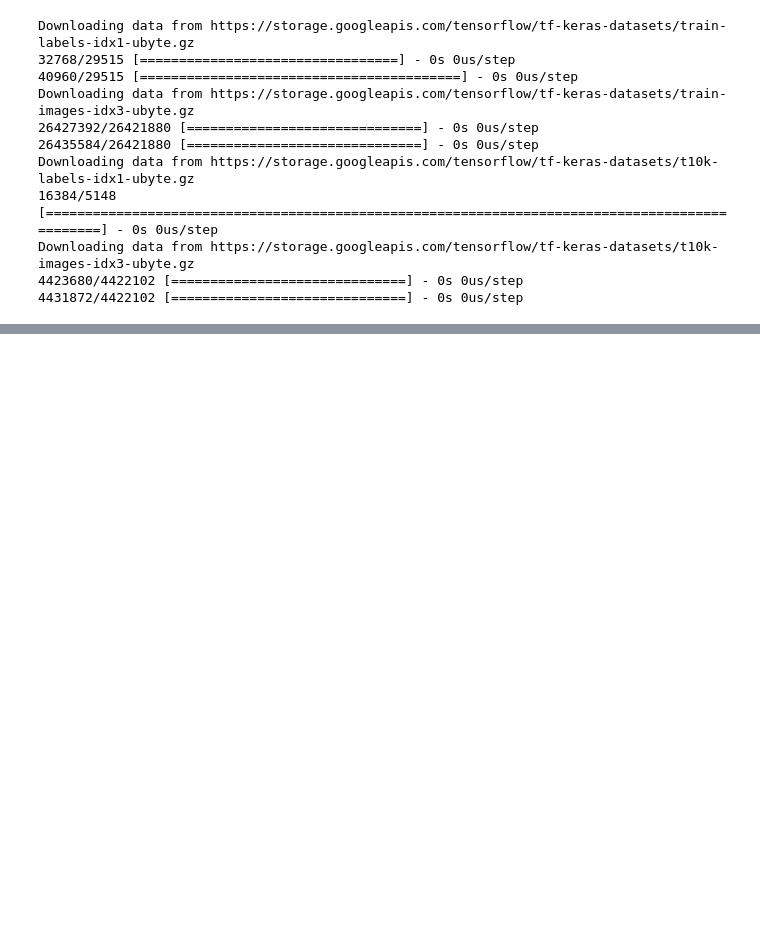
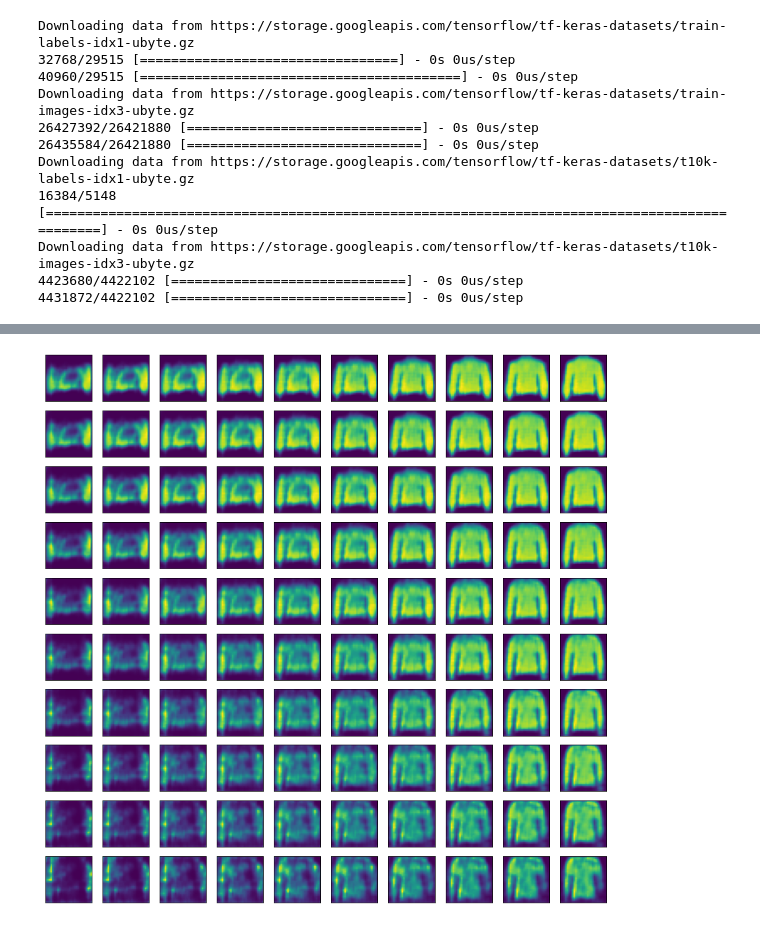
Before and after one commit to wiso/TutorialML-AtlasItalia2022, a Jupyter notebook: notebooks/3.2-VariationalAutoEncoder.ipynb, the cells around one changed output, grey strips where cells are left out. Drawn from its saved outputs; the diff is of its cells as text; code cells hidden in the pictures; blank space fills up the shorter version.

```diff
--- a/notebooks/3.2-VariationalAutoEncoder.ipynb
+++ b/notebooks/3.2-VariationalAutoEncoder.ipynb
@@ -160,0 +151,16 @@ for ax in axs.flat:
+# %%
+fig, axs = plt.subplots(10, 10, figsize=(15, 15))
+noise = np.random.multivariate_normal(np.zeros(latent_dim), np.eye(latent_dim))
+for inoise1, noise1 in enumerate(np.linspace(-2, 2, 10)):
+  for inoise2, noise2 in enumerate(np.linspace(-2, 2, 10)):
+    noise[0] = noise1
+    noise[1] = noise2
+    decoded_img = autoencoder.decoder(np.expand_dims(noise, axis=0)).numpy()[0]
+    axs[inoise1, inoise2].imshow(decoded_img[:, :, 0])
+
+for ax in axs.flat:
+    ax.set_xticks([])
+    ax.set_yticks([])
+    ax.set_aspect('equal')
+# %% [output]
+[figure, added]
```
Also changed, not shown: parts of 10 cells of this notebook.
